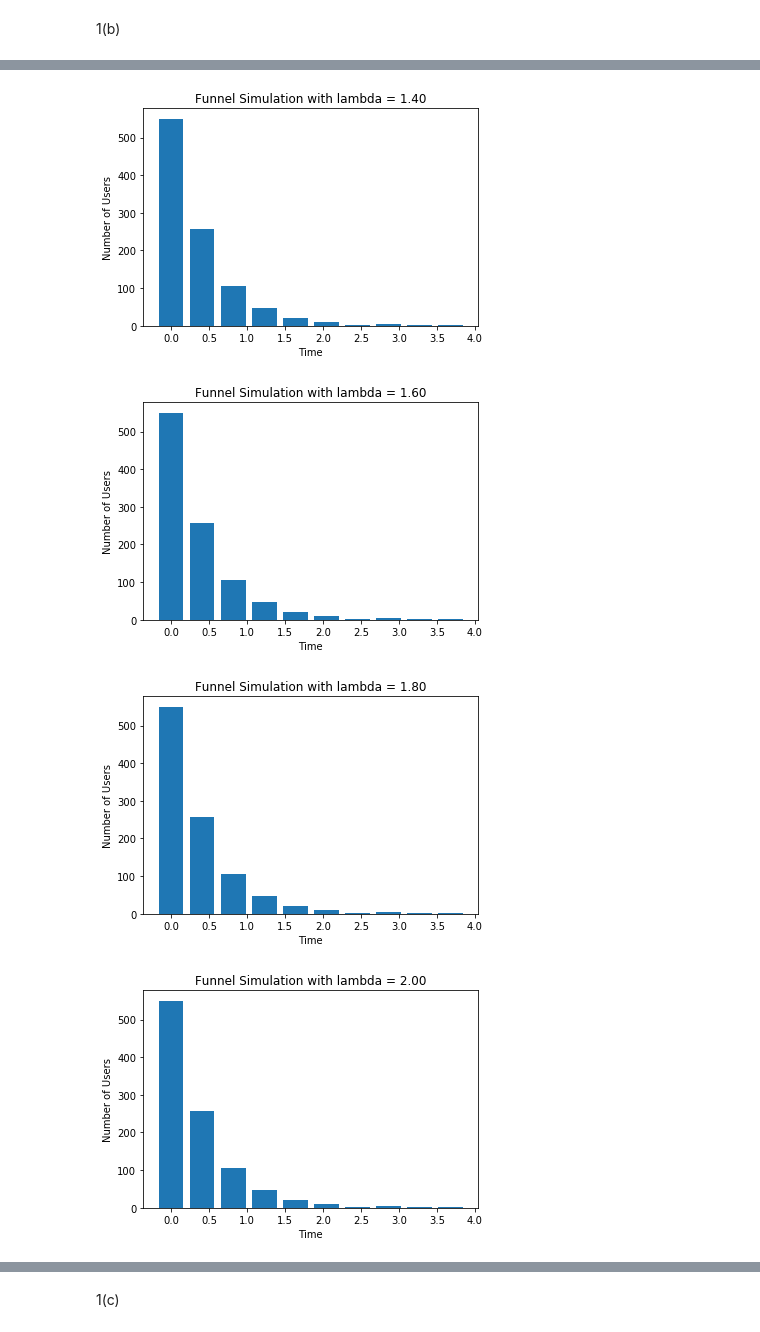
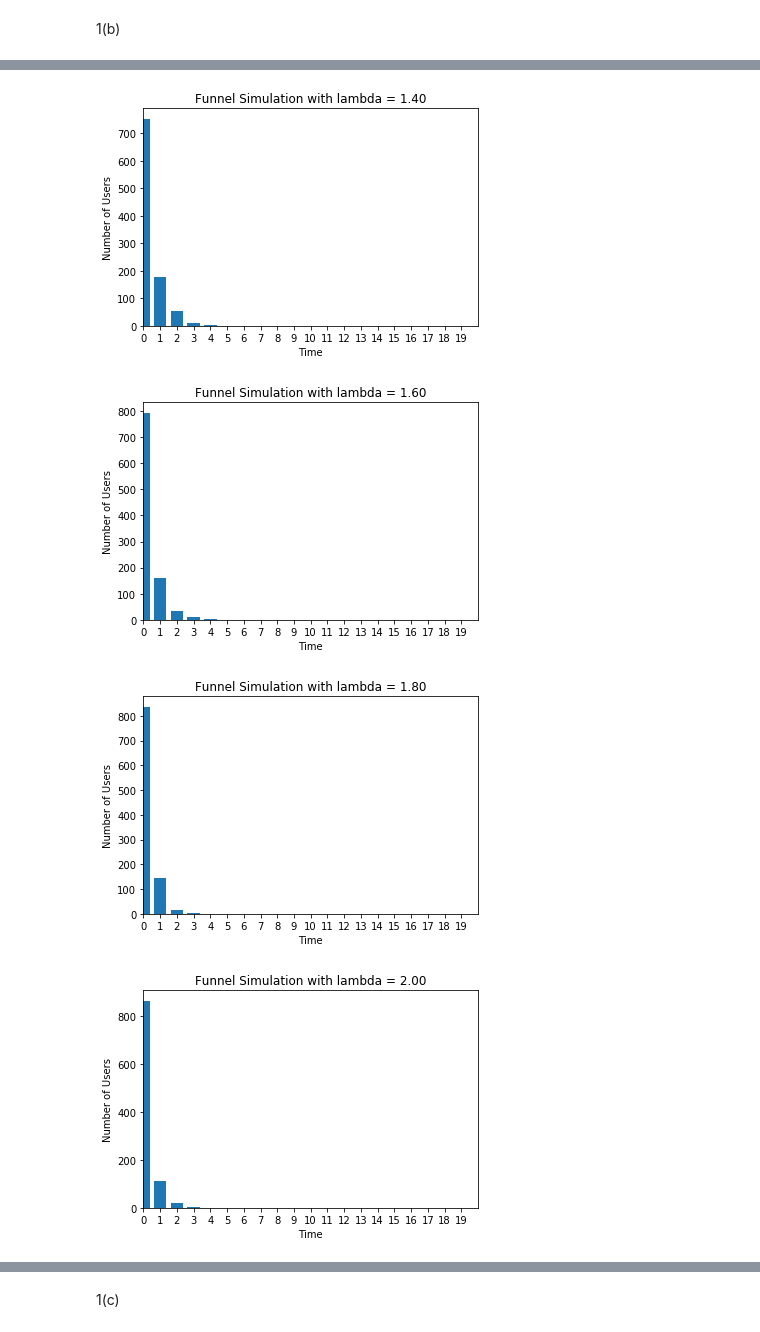
Before and after one commit to kunal-kotian/funnel, a Jupyter notebook: funnel.ipynb, the cells around one changed output, grey strips where cells are left out. Drawn from its saved outputs; the diff is of its cells as text; code cells hidden in the pictures.

```diff
--- a/funnel.ipynb
+++ b/funnel.ipynb
@@ -52,11 +48,14 @@ end = 3 + start
 parameters = np.arange(start, end, step)
 time_with_different_para = [UserSim(n,parameter) for parameter in parameters]
 # %%
+# plot for each alpha
 for i in range(len(parameters)):
+    data = time_with_different_para[i]
+    fig, ax = plt.subplots(1,1)
+    plt.hist(data, rwidth=0.75,align='left',bins = np.arange(0,20,1))
 
-    fig, ax = plt.subplots(1,1)
-    plt.hist(time_duration, rwidth=0.8,align='left')
-
+    plt.xlim([0,20])
+    plt.xticks(np.arange(0,20,1))
     plt.xlabel('Time')
     plt.ylabel('Number of Users')
     plt.title('Funnel Simulation with lambda = {:.2f}'.format(parameters[i]))
@@ -71,4 +70,4 @@ for i in range(len(parameters)):
-[figure, old version]
+[figure, new version]
-[figure, old version]
+[figure, new version]
-[figure, old version]
+[figure, new version]
-[figure, old version]
+[figure, new version]
```
Also changed, not shown: parts of 6 cells of this notebook.
